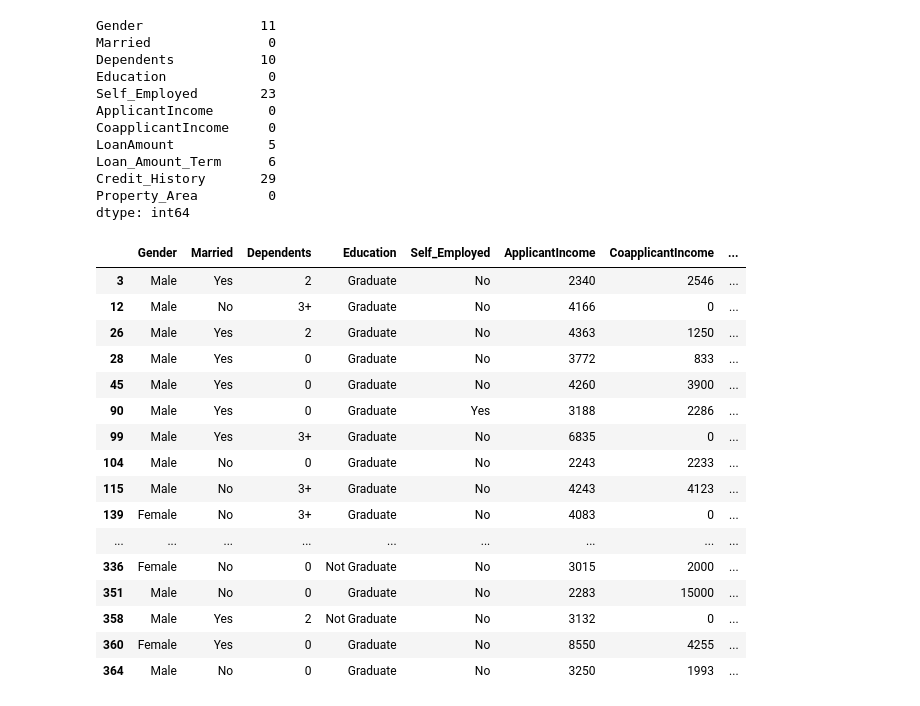
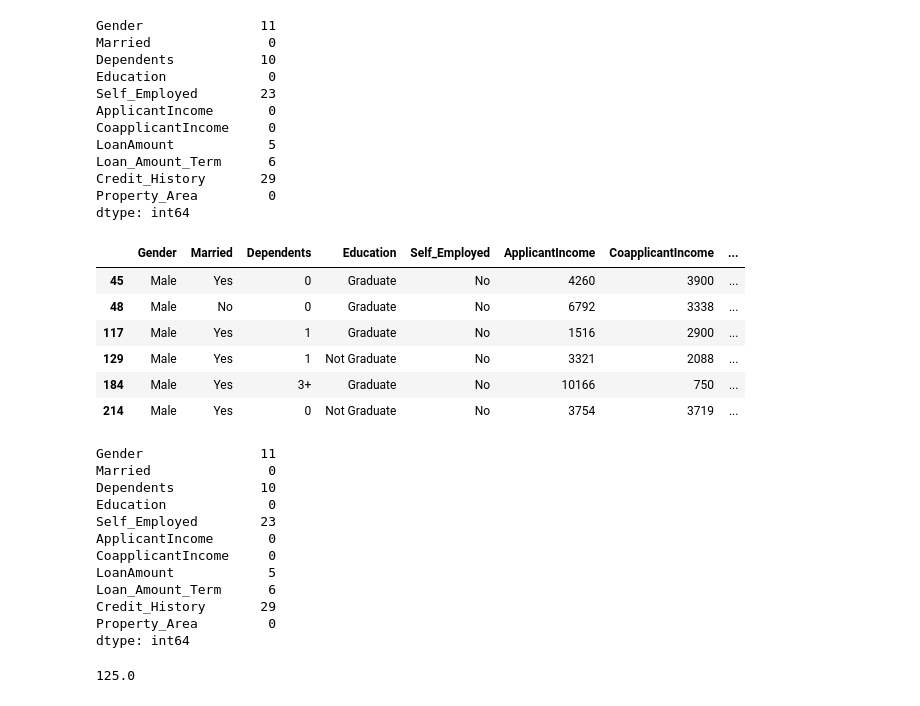
Before and after one commit to JosephMutua/Hustler-fund-loan-prediction, a Jupyter notebook: Hustler-fund-prediction-model.ipynb, the cells around one changed output. Cells and saved outputs as stored; diff of their text form; code cells hidden in the pictures.

```diff
--- a/Hustler-fund-prediction-model.ipynb
+++ b/Hustler-fund-prediction-model.ipynb
@@ -238,24 +238,27 @@ Property_Area         0
 dtype: int64
 # %%
 # Determining if the missing values are at random or not at random
-df[df['Credit_History'].isnull()]
+df[df['Loan_Amount_Term'].isnull()]
 # %% [output]
 |  | Gender | Married | Dependents | Education | Self_Employed | ApplicantIncome | CoapplicantIncome | ... |
-| 3 | Male | Yes | 2 | Graduate | No | 2340 | 2546 | ... |
-| 12 | Male | No | 3+ | Graduate | No | 4166 | 0 | ... |
-| 26 | Male | Yes | 2 | Graduate | No | 4363 | 1250 | ... |
-| 28 | Male | Yes | 0 | Graduate | No | 3772 | 833 | ... |
 | 45 | Male | Yes | 0 | Graduate | No | 4260 | 3900 | ... |
-| 90 | Male | Yes | 0 | Graduate | Yes | 3188 | 2286 | ... |
-| 99 | Male | Yes | 3+ | Graduate | No | 6835 | 0 | ... |
-| 104 | Male | No | 0 | Graduate | No | 2243 | 2233 | ... |
-| 115 | Male | No | 3+ | Graduate | No | 4243 | 4123 | ... |
-| 139 | Female | No | 3+ | Graduate | No | 4083 | 0 | ... |
-| ... | ... | ... | ... | ... | ... | ... | ... | ... |
-| 336 | Female | No | 0 | Not Graduate | No | 3015 | 2000 | ... |
-| 351 | Male | No | 0 | Graduate | No | 2283 | 15000 | ... |
-| 358 | Male | Yes | 2 | Not Graduate | No | 3132 | 0 | ... |
-| 360 | Female | Yes | 0 | Graduate | No | 8550 | 4255 | ... |
-| 364 | Male | No | 0 | Graduate | No | 3250 | 1993 | ... |
+| 48 | Male | No | 0 | Graduate | No | 6792 | 3338 | ... |
+| 117 | Male | Yes | 1 | Graduate | No | 1516 | 2900 | ... |
+| 129 | Male | Yes | 1 | Not Graduate | No | 3321 | 2088 | ... |
+| 184 | Male | Yes | 3+ | Graduate | No | 10166 | 750 | ... |
+| 214 | Male | Yes | 0 | Not Graduate | No | 3754 | 3719 | ... |
 # %%
-# T
+df.isnull().sum()
+# %% [output]
+Gender               11
+Married               0
+Dependents           10
+Education             0
+Self_Employed        23
+ApplicantIncome       0
+CoapplicantIncome     0
+LoanAmount            5
+Loan_Amount_Term      6
+Credit_History       29
+Property_Area         0
+dtype: int64
@@ -261,0 +276,5 @@ df[df['Credit_History'].isnull()]
+# %%
+median = df.LoanAmount.median()
+median
+# %% [output]
+125.0
```
Also changed, not shown: parts of 4 cells of this notebook.
